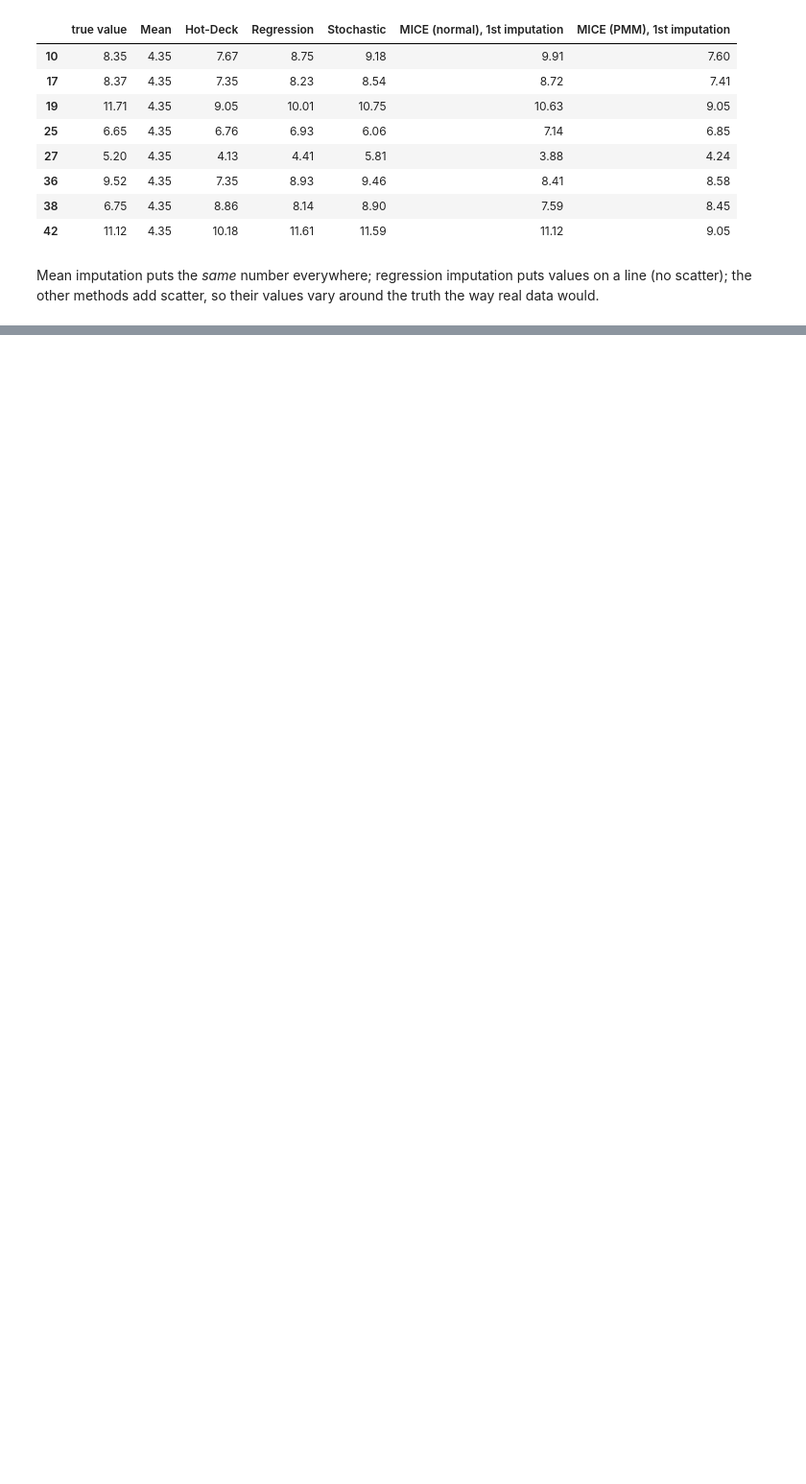
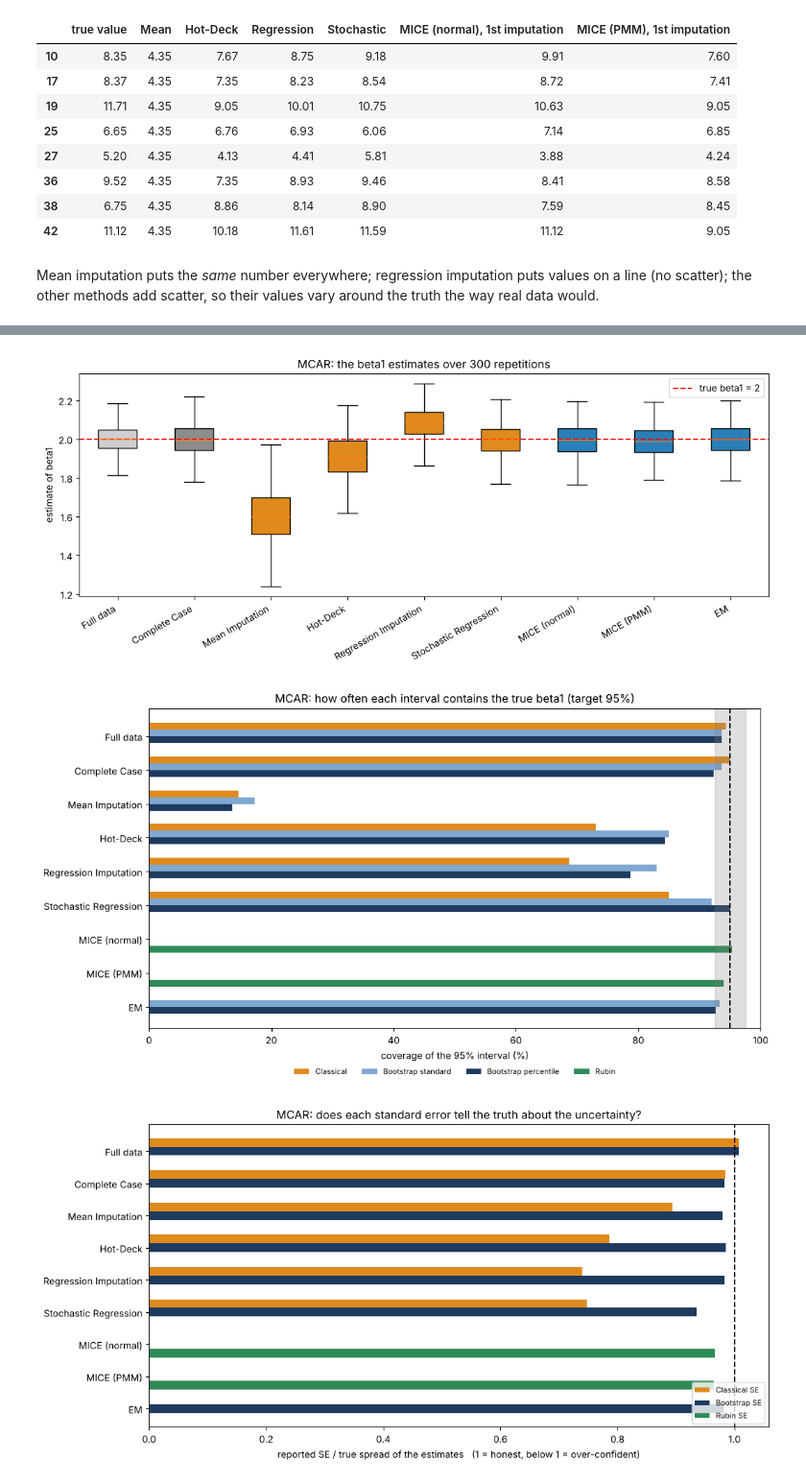
Before and after one commit to swachchhogun/missing-data-stat-inference, a Jupyter notebook: notebook/missing_data_simulation.ipynb, the cells around one changed output, grey strips where cells are left out. Shown at 96% size. Saved outputs shown, nothing was run; the diff lists cells and outputs as text; code cells hidden in the pictures; blank space fills up the shorter version.

```diff
--- a/notebook/missing_data_simulation.ipynb
+++ b/notebook/missing_data_simulation.ipynb
@@ -2114,0 +1744,38 @@ And in every case:
+# %%
+# ===== Step 8c — Figure 2: coverage of every interval type =====
+IV_COLORS = {"Classical": "#e08a1e", "Bootstrap standard": "#7fa8d1", "Bootstrap percentile": "#1f3a5f", "Rubin": "#2e8b57"}
+
+def plot_coverage(mech):
+    t = coverage.loc[mech].loc[ROW_ORDER]
+    y = np.arange(len(t)); h = 0.2
+    plt.figure(figsize=(11, 6))
+    for k, kind in enumerate(INTERVAL_TYPES):
+        vals = t[kind]
+        ok = vals.notna().to_numpy()
+        plt.barh(y[ok] + (k - 1.5) * h, vals[ok], h, color=IV_COLORS[kind], label=kind)
+    plt.axvline(95, color="black", ls="--")
+    plt.axvspan(95 - MC_ERROR, 95 + MC_ERROR, color="grey", alpha=0.25)
+    plt.yticks(y, t.index); plt.gca().invert_yaxis()
+    plt.xlim(0, 100); plt.xlabel("coverage of the 95% interval (%)")
+    plt.title(f"{mech}: how often each interval contains the true beta1 (target 95%)")
+    plt.legend(loc="upper center", bbox_to_anchor=(0.5, -0.1), ncol=4, fontsize=8, frameon=False)
+    plt.tight_layout()
+    plt.show()
+# %%
+# ===== Step 8d — Figure 3: honesty of the standard error =====
+SE_COLORS = {"Classical SE / SD": "#e08a1e", "Bootstrap SE / SD": "#1f3a5f", "Rubin SE / SD": "#2e8b57"}
+
+def plot_honesty(mech):
+    t = honesty.loc[mech].loc[ROW_ORDER]
+    y = np.arange(len(t)); h = 0.27
+    plt.figure(figsize=(11, 5.5))
+    for k, col in enumerate(SE_COLORS):
+        vals = t[col]; ok = vals.notna().to_numpy()
+        plt.barh(y[ok] + (k - 1) * h, vals[ok], h, color=SE_COLORS[col], label=col.replace(" / SD", ""))
+    plt.axvline(1, color="black", ls="--")
+    plt.yticks(y, t.index); plt.gca().invert_yaxis()
+    plt.xlabel("reported SE / true spread of the estimates   (1 = honest, below 1 = over-confident)")
+    plt.title(f"{mech}: does each standard error tell the truth about the uncertainty?")
+    plt.legend(loc="lower right", fontsize=8)
+    plt.tight_layout()
+    plt.show()
@@ -2114,0 +1814,9 @@ And in every case:
+# %%
+# ===== Step 8g — MCAR: figures =====
+plot_estimates("MCAR")
+plot_coverage("MCAR")
+plot_honesty("MCAR")
+# %% [output]
+[figure, added]
+[figure, added]
+[figure, added]
```
Also changed, not shown: parts of 151 cells of this notebook, 31 other files.
